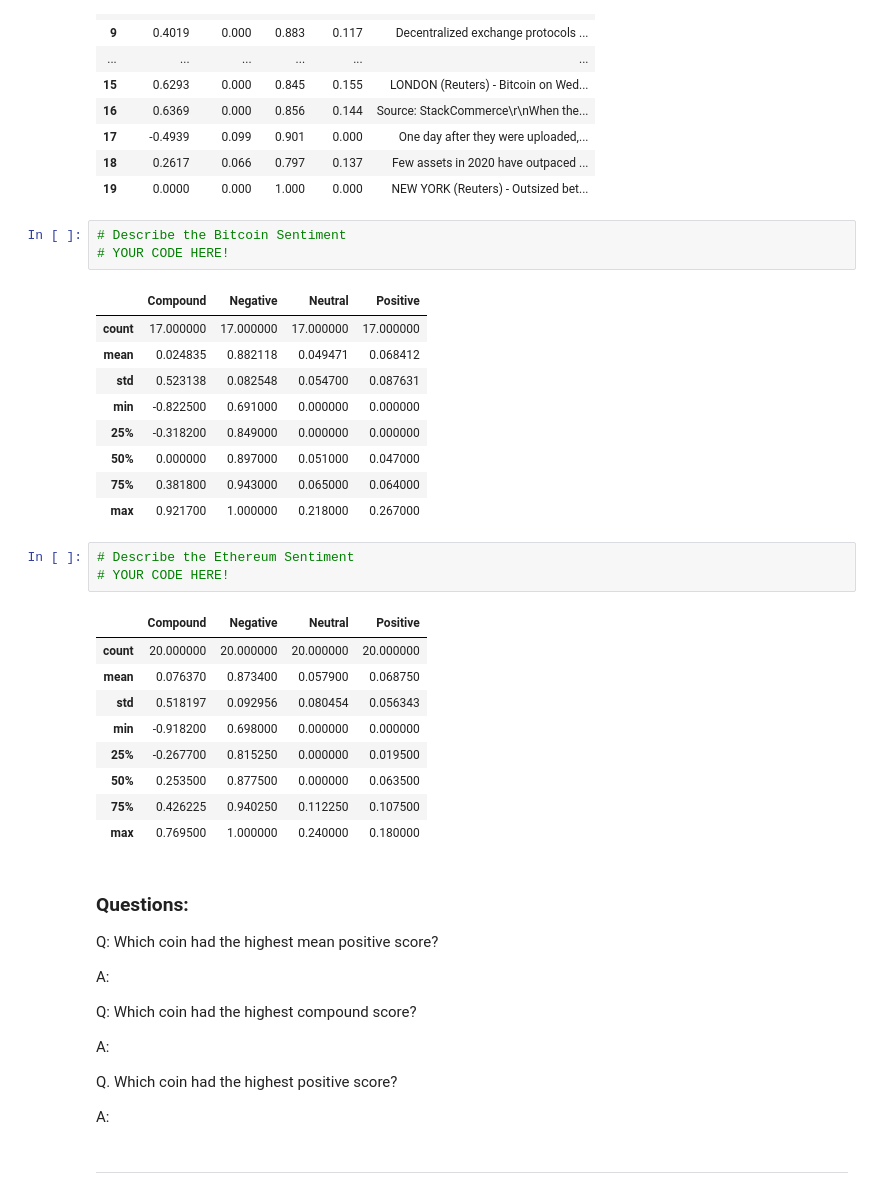
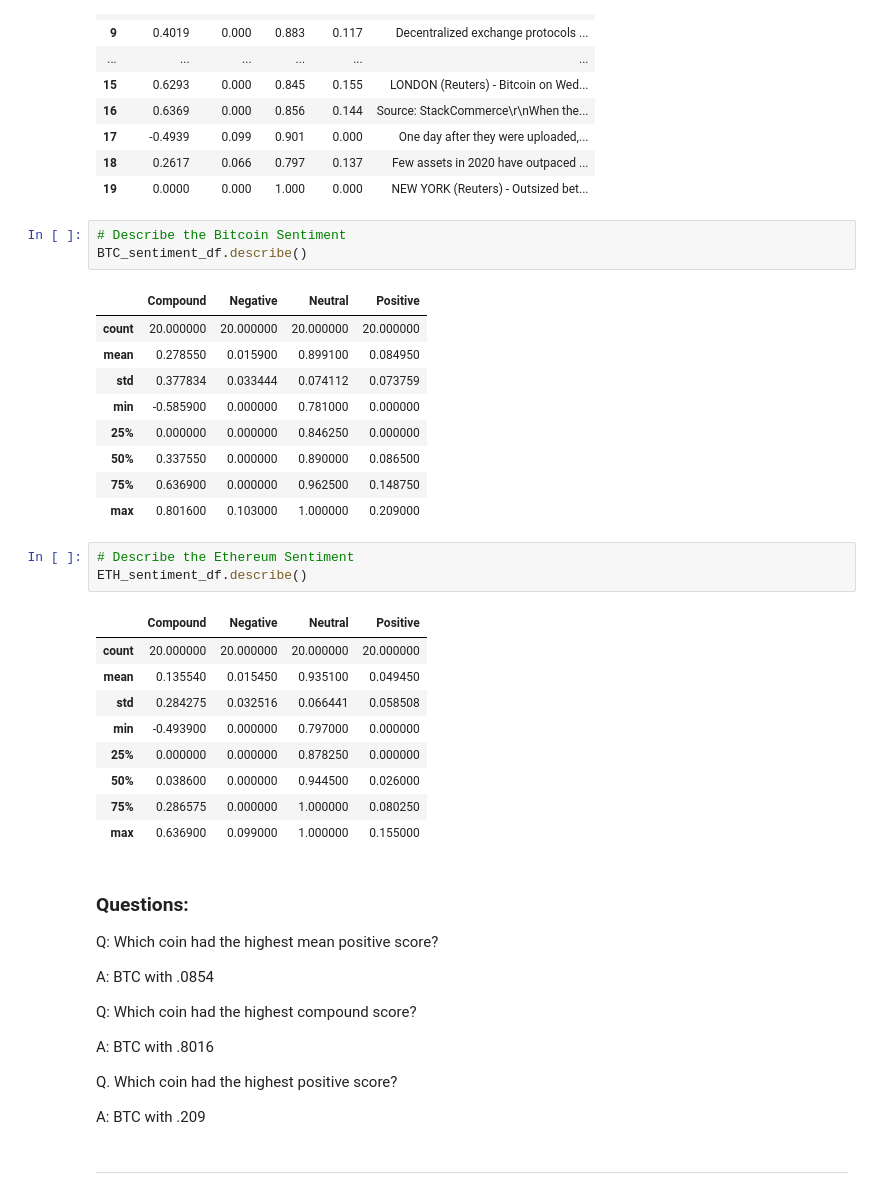
Before and after one commit to dstroe/homework12, a Jupyter notebook: crypto_sentiment.ipynb, the cells around one changed output. Saved outputs shown, nothing was run; the diff lists cells and outputs as text.

```diff
--- a/crypto_sentiment.ipynb
+++ b/crypto_sentiment.ipynb
@@ -119,44 +119,44 @@ ETH_sentiment_df
 | 19 | 0.0000 | 0.000 | 1.000 | 0.000 | NEW YORK (Reuters) - Outsized bet... |
 # %%
 # Describe the Bitcoin Sentiment
-# YOUR CODE HERE!
+BTC_sentiment_df.describe()
 # %% [output]
 |  | Compound | Negative | Neutral | Positive |
-| count | 17.000000 | 17.000000 | 17.000000 | 17.000000 |
-| mean | 0.024835 | 0.882118 | 0.049471 | 0.068412 |
-| std | 0.523138 | 0.082548 | 0.054700 | 0.087631 |
-| min | -0.822500 | 0.691000 | 0.000000 | 0.000000 |
-| 25% | -0.318200 | 0.849000 | 0.000000 | 0.000000 |
-| 50% | 0.000000 | 0.897000 | 0.051000 | 0.047000 |
-| 75% | 0.381800 | 0.943000 | 0.065000 | 0.064000 |
-| max | 0.921700 | 1.000000 | 0.218000 | 0.267000 |
+| count | 20.000000 | 20.000000 | 20.000000 | 20.000000 |
+| mean | 0.278550 | 0.015900 | 0.899100 | 0.084950 |
+| std | 0.377834 | 0.033444 | 0.074112 | 0.073759 |
+| min | -0.585900 | 0.000000 | 0.781000 | 0.000000 |
+| 25% | 0.000000 | 0.000000 | 0.846250 | 0.000000 |
+| 50% | 0.337550 | 0.000000 | 0.890000 | 0.086500 |
+| 75% | 0.636900 | 0.000000 | 0.962500 | 0.148750 |
+| max | 0.801600 | 0.103000 | 1.000000 | 0.209000 |
 # %%
 # Describe the Ethereum Sentiment
-# YOUR CODE HERE!
+ETH_sentiment_df.describe()
 # %% [output]
 |  | Compound | Negative | Neutral | Positive |
 | count | 20.000000 | 20.000000 | 20.000000 | 20.000000 |
-| mean | 0.076370 | 0.873400 | 0.057900 | 0.068750 |
-| std | 0.518197 | 0.092956 | 0.080454 | 0.056343 |
-| min | -0.918200 | 0.698000 | 0.000000 | 0.000000 |
-| 25% | -0.267700 | 0.815250 | 0.000000 | 0.019500 |
-| 50% | 0.253500 | 0.877500 | 0.000000 | 0.063500 |
-| 75% | 0.426225 | 0.940250 | 0.112250 | 0.107500 |
-| max | 0.769500 | 1.000000 | 0.240000 | 0.180000 |
+| mean | 0.135540 | 0.015450 | 0.935100 | 0.049450 |
+| std | 0.284275 | 0.032516 | 0.066441 | 0.058508 |
+| min | -0.493900 | 0.000000 | 0.797000 | 0.000000 |
+| 25% | 0.000000 | 0.000000 | 0.878250 | 0.000000 |
+| 50% | 0.038600 | 0.000000 | 0.944500 | 0.026000 |
+| 75% | 0.286575 | 0.000000 | 1.000000 | 0.080250 |
+| max | 0.636900 | 0.099000 | 1.000000 | 0.155000 |
 # %% [markdown]
 ### Questions:
 
 Q: Which coin had the highest mean positive score?
 
-A:
+A: BTC with .0854
 
 Q: Which coin had the highest compound score?
 
-A:
+A: BTC with .8016
 
 Q. Which coin had the highest positive score?
 
-A:
+A: BTC with .209
 # %% [markdown]
 ---
 # %% [markdown]
```
Also changed, not shown: parts of 3 cells of this notebook.
